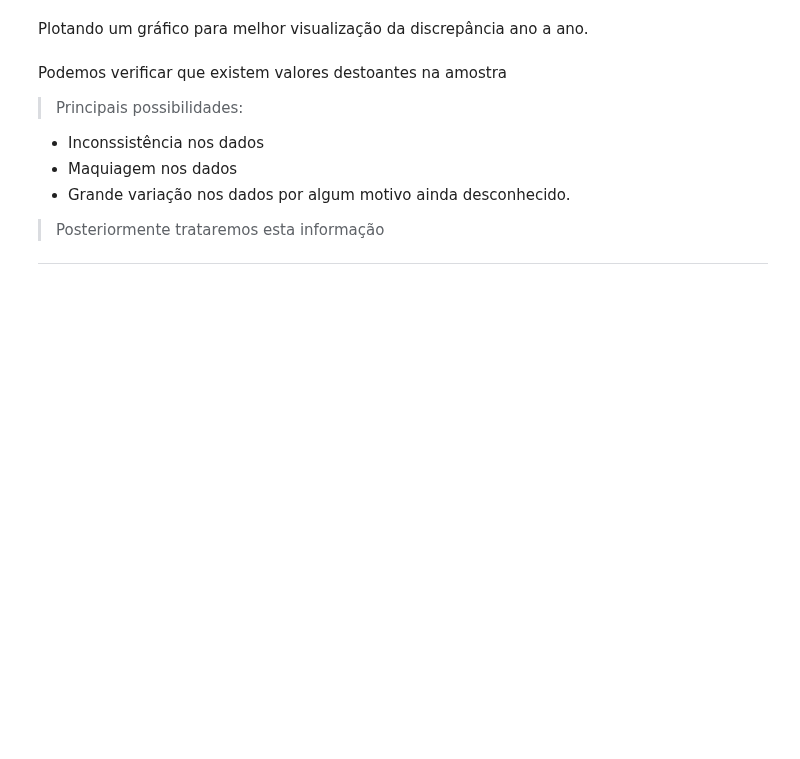
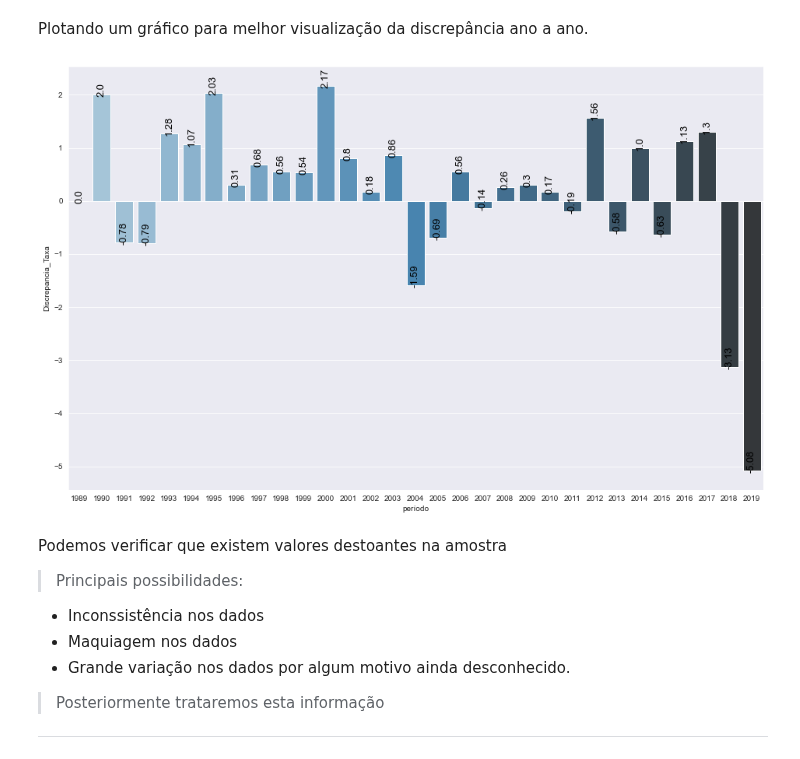
Before and after one commit to kauebr/Portifolio-Desarmamento-Brasil, a Jupyter notebook: Desarmamento Brasil.ipynb, the cells around one changed output. Cells and saved outputs as stored; diff of their text form; code cells hidden in the pictures; blank space fills up the shorter version.

```diff
--- a/Desarmamento Brasil.ipynb
+++ b/Desarmamento Brasil.ipynb
@@ -105,16 +131,15 @@ Como podemos visualizar melhor no gráfico acima, os dados de 2018 e 2019 estão
 Agora vamos criar uma nova coluna para quantificar esta discrepância nos dados que saltou aos olhos.
 A coluna `Discrepância` representará a variação da taxa em relação ao ano anterior.
 # %%
-# Inserindo uma coluna 'Discrepancia' ao data frame
-df.insert(3, 'Discrepancia', 0)
+# Inserindo uma coluna 'Discrepancia_Taxa' ao data frame
+df.insert(3, 'Discrepancia_Taxa', 0)
 # %%
+# Calculando a Discrepancia_Taxa
 for contador in range (1, 31): # Contador linha a linha começando a partir da segunda linha
     minimo = min(df.iloc[contador, 2], df.iloc[(contador-1), 2]) # Calcula a menor taxa entre 2
     maximo = max(df.iloc[contador, 2], df.iloc[(contador-1), 2]) # Calcula a maior taxa entre 2
-    df.at[contador, 'Discrepancia'] = round((maximo - minimo), 2) # Define a diferença do maior pelo menor.
+    df.at[contador, 'Discrepancia_Taxa'] = round((maximo - minimo), 2) # Define a diferença do maior pelo menor.
     if minimo == df.iloc[contador, 2]:
-        df.at[contador, 'Discrepancia'] *= -1
-df.at[0, 'Discrepancia'] = 0
-
-#dfmi.loc[:, ('one', 'second')]
+        df.at[contador, 'Discrepancia_Taxa'] *= -1
+df.at[0, 'Discrepancia_Taxa'] = 0
 # %% [markdown]
@@ -124,24 +167,25 @@ display(df)
 # %% [markdown]
 Plotando um gráfico para melhor visualização da discrepância ano a ano.
 # %%
-
 plt.subplots(figsize=(16, 10))
 x = df['período']
-y = df['Discrepancia']
+y = df['Discrepancia_Taxa']
 grafico = sns.barplot(x=x, y=y, palette='Blues_d')
 pd.set_option('display.precision', 2)
 for item in grafico.patches:
     grafico.annotate(
                      item.get_height(),
                      (item.get_x() + item.get_width() /2, item.get_height()),
                       ha='center',
                       rotation=90,
                       va='baseline',
                       fontsize=13,
                       color='black',
                       xytext=(0, 0),
                       textcoords='offset points',
                       )
+# %% [output]
+[figure, added]
 # %% [markdown]
 Podemos verificar que existem valores destoantes na amostra
 >Principais possibilidades:
```
Also changed, not shown: parts of 25 cells of this notebook, 1 other file.
